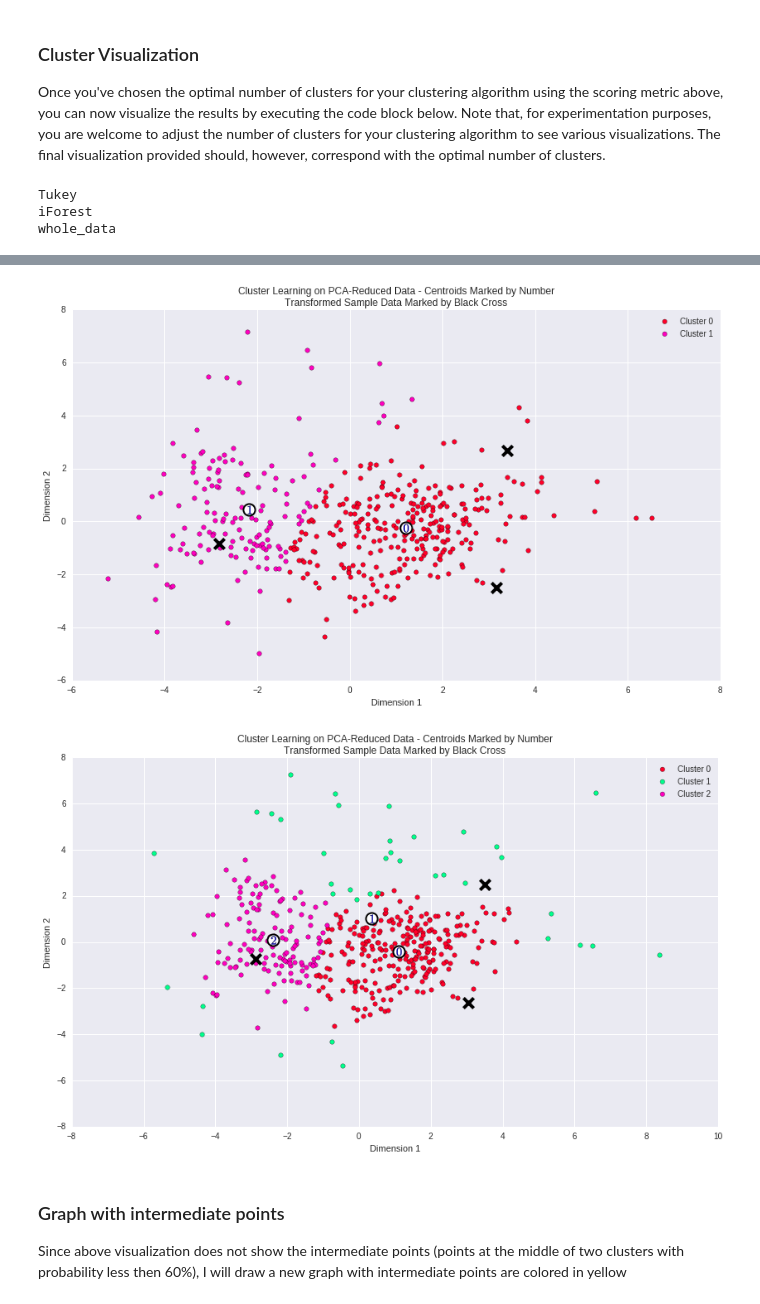
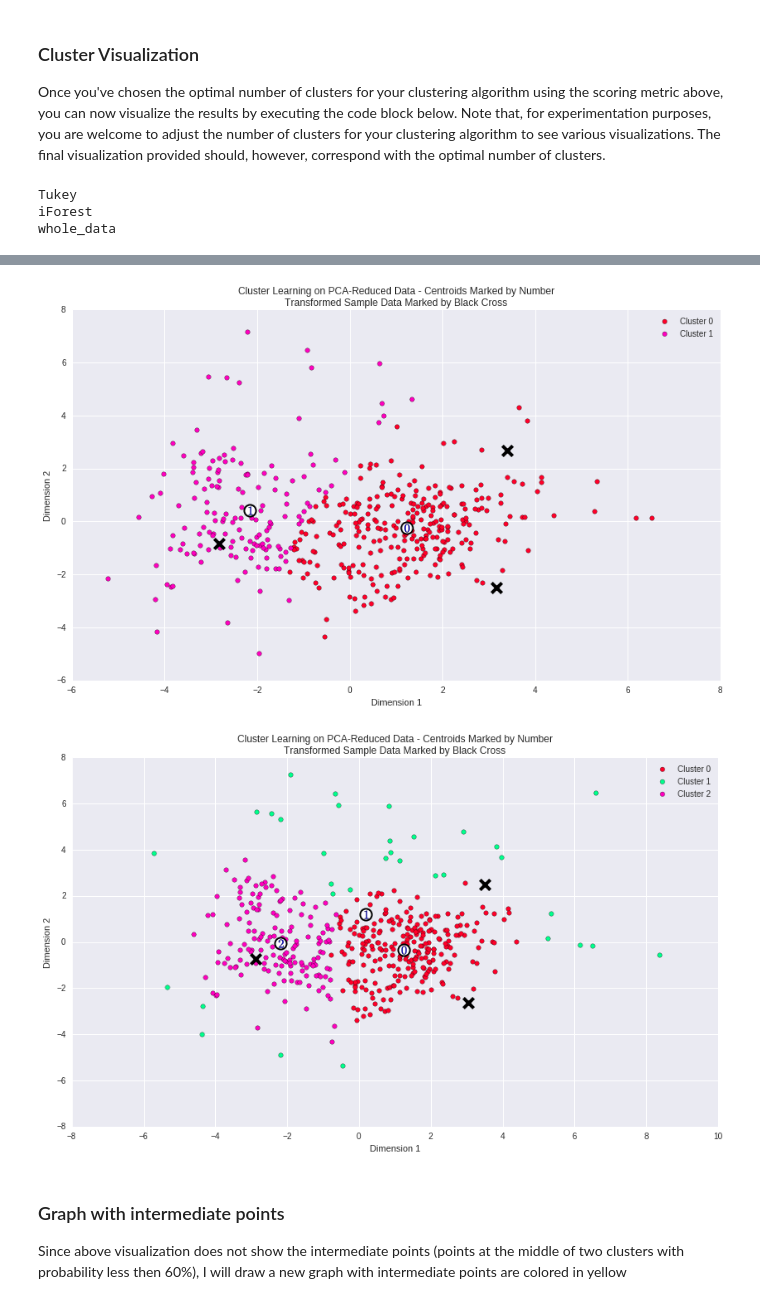
Before and after one commit to afcarl/Udacity-MLND-Project3, a Jupyter notebook: customer_segments.ipynb, the cells around one changed output, grey strips where cells are left out. Cells and saved outputs as stored; diff of their text form; code cells hidden in the pictures.

```diff
--- a/customer_segments.ipynb
+++ b/customer_segments.ipynb
@@ -1000,29 +1000,41 @@ I have tried above trials, and 2 has the best silhouette score (0.45)
 
 Once you've chosen the optimal number of clusters for your clustering algorithm using the scoring metric above, you can now visualize the results by executing the code block below. Note that, for experimentation purposes, you are welcome to adjust the number of clusters for your clustering algorithm to see various visualizations. The final visualization provided should, however, correspond with the optimal number of clusters.
 # %%
+all_gmm_clusterers = {}
+all_gmm_centers = {}
+all_gmm_sample_preds = {}
+
 for key in all_pca.keys():
     print key
-    # best number of clusters is 2
-    gmm_clusterer = mixture.GaussianMixture(n_components=all_best_comp[key]).fit(all_reduced_data[key])
+    # fit cluster
+    gmm_clusterer = mixture.GaussianMixture(n_components=all_best_comp[key], random_state= 99).fit(all_reduced_data[key])
+
+    # save cluster
+    all_gmm_clusterers[key] = gmm_clusterer
 
     # TODO: Predict the cluster for each data point
     gmm_preds = gmm_clusterer.predict(all_reduced_data[key])
 
     # TODO: Find the cluster centers
     gmm_centers = gmm_clusterer.means_
 
+    # save cluster centers
+    all_gmm_centers[key] = gmm_centers
+
     # TODO: Predict the cluster for each transformed sample data point
     gmm_sample_preds = gmm_clusterer.predict(all_pca_samples[key])
 
+    all_gmm_sample_preds[key] = gmm_sample_preds
+
     # Display the results of the clustering from implementation
     rs.cluster_results(all_reduced_data[key], gmm_preds, gmm_centers, all_pca_samples[key])
 # %% [output]
 Tukey
 iForest
 whole_data
 [figure]
-[figure, old version]
+[figure, new version]
-[figure, old version]
+[figure, new version]
 # %% [markdown]
 ### Graph with intermediate points
 
```
Also changed, not shown: parts of 18 cells of this notebook.
